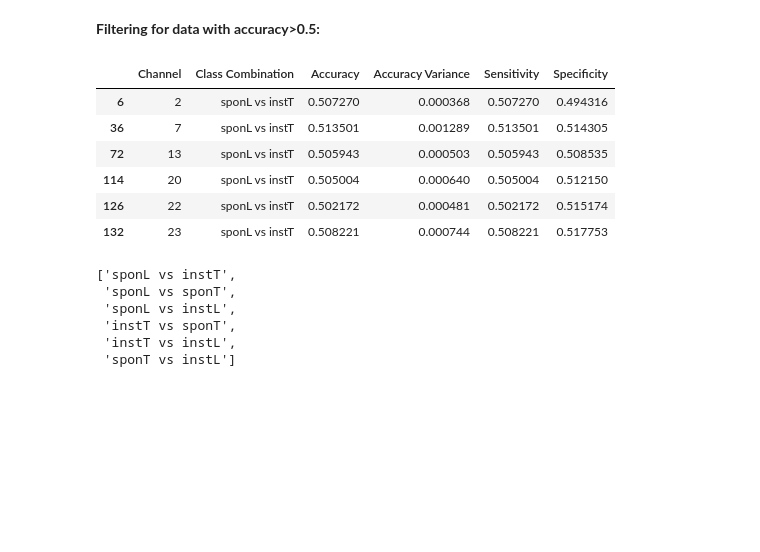
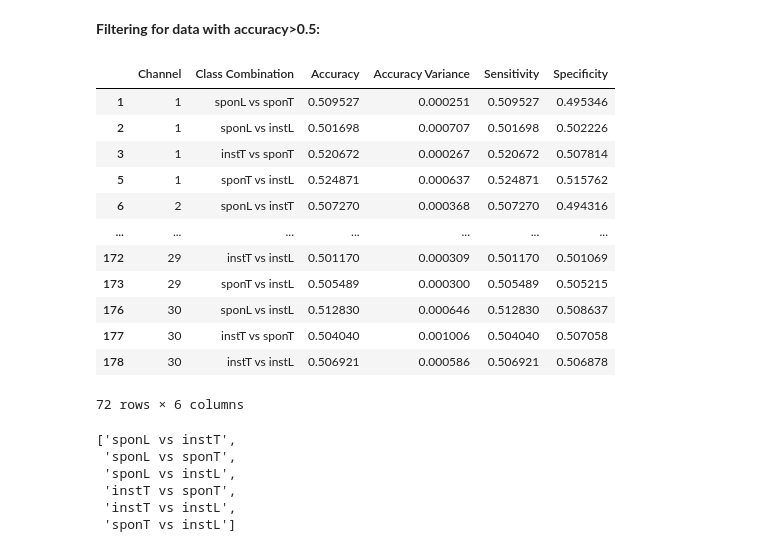
Before and after one commit to eldhosejoseph/thesis, a Jupyter notebook: ce901_thesis.ipynb, the cells around one changed output. Drawn from its saved outputs; the diff is of its cells as text; code cells hidden in the pictures; blank space fills up the shorter version.

```diff
--- a/ce901_thesis.ipynb
+++ b/ce901_thesis.ipynb
@@ -1030,18 +1026,28 @@ results_4class
 **Filtering for data with accuracy>0.5:**
 # %%
 def filter_results(df, c=None, accuracy=0):
+  if c is None:
+    filtered_df = df[(df['Accuracy'] >= accuracy)]
+    return filtered_df
+  else:
     filtered_df = df[(df['Class Combination'] == c) & (df['Accuracy'] >= accuracy)]
     return filtered_df
 
-filter_results(results_4class, 'sponL vs instT', 0.5)
+filter_results(results_4class, accuracy=0.5)
 # %% [output]
 |  | Channel | Class Combination | Accuracy | Accuracy Variance | Sensitivity | Specificity |
+| 1 | 1 | sponL vs sponT | 0.509527 | 0.000251 | 0.509527 | 0.495346 |
+| 2 | 1 | sponL vs instL | 0.501698 | 0.000707 | 0.501698 | 0.502226 |
+| 3 | 1 | instT vs sponT | 0.520672 | 0.000267 | 0.520672 | 0.507814 |
+| 5 | 1 | sponT vs instL | 0.524871 | 0.000637 | 0.524871 | 0.515762 |
 | 6 | 2 | sponL vs instT | 0.507270 | 0.000368 | 0.507270 | 0.494316 |
-| 36 | 7 | sponL vs instT | 0.513501 | 0.001289 | 0.513501 | 0.514305 |
-| 72 | 13 | sponL vs instT | 0.505943 | 0.000503 | 0.505943 | 0.508535 |
-| 114 | 20 | sponL vs instT | 0.505004 | 0.000640 | 0.505004 | 0.512150 |
-| 126 | 22 | sponL vs instT | 0.502172 | 0.000481 | 0.502172 | 0.515174 |
-| 132 | 23 | sponL vs instT | 0.508221 | 0.000744 | 0.508221 | 0.517753 |
+| ... | ... | ... | ... | ... | ... | ... |
+| 172 | 29 | instT vs instL | 0.501170 | 0.000309 | 0.501170 | 0.501069 |
+| 173 | 29 | sponT vs instL | 0.505489 | 0.000300 | 0.505489 | 0.505215 |
+| 176 | 30 | sponL vs instL | 0.512830 | 0.000646 | 0.512830 | 0.508637 |
+| 177 | 30 | instT vs sponT | 0.504040 | 0.001006 | 0.504040 | 0.507058 |
+| 178 | 30 | instT vs instL | 0.506921 | 0.000586 | 0.506921 | 0.506878 |
+72 rows × 6 columns
 # %%
 class_list=results_4class['Class Combination'].unique().tolist()
 class_list
```
Also changed, not shown: parts of 9 cells of this notebook.
